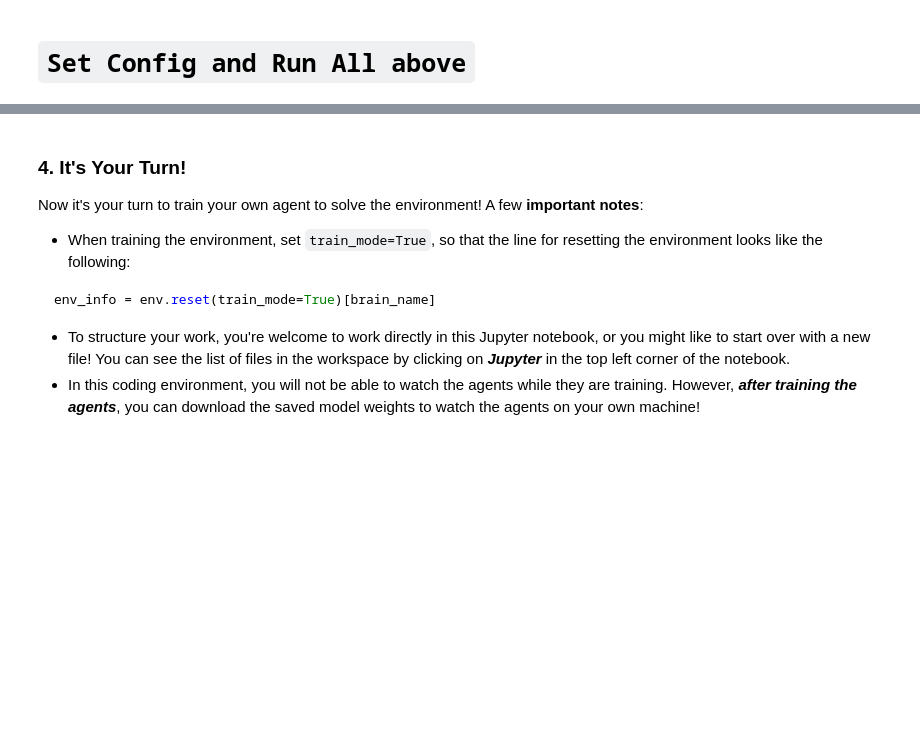
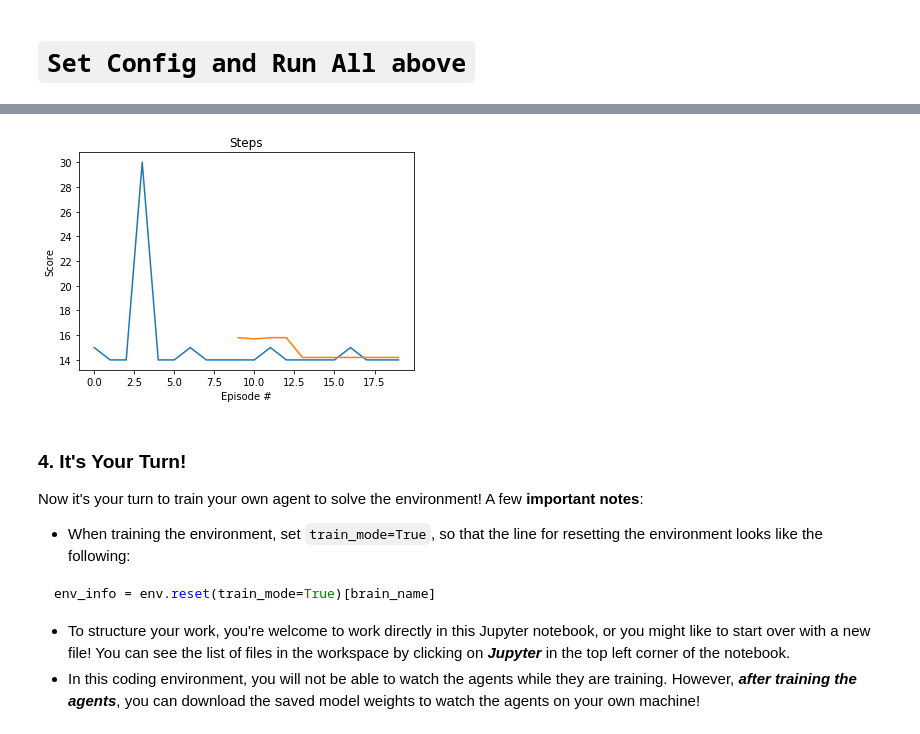
Before and after one commit to jeff-daniels/Udacity-Deep-Reinforcement-Learning-Nanodegree, a Jupyter notebook: Project 3: Collaboration and Competition/Tennis.ipynb, the cells around one changed output, grey strips where cells are left out. Cells and saved outputs as stored; diff of their text form; code cells hidden in the pictures; blank space fills up the shorter version.

```diff
--- a/Project 3: Collaboration and Competition/Tennis.ipynb
+++ b/Project 3: Collaboration and Competition/Tennis.ipynb
@@ -400,3 +230,7 @@ Time Elapsed: 1.6 min
+# %%
+plot_scores(steps, rolling_window=10, title = 'Steps')
+# %% [output]
+[figure, added]
 # %% [markdown]
 ### 4. It's Your Turn!
 
```
Also changed, not shown: parts of 15 cells of this notebook, 3 other files.
